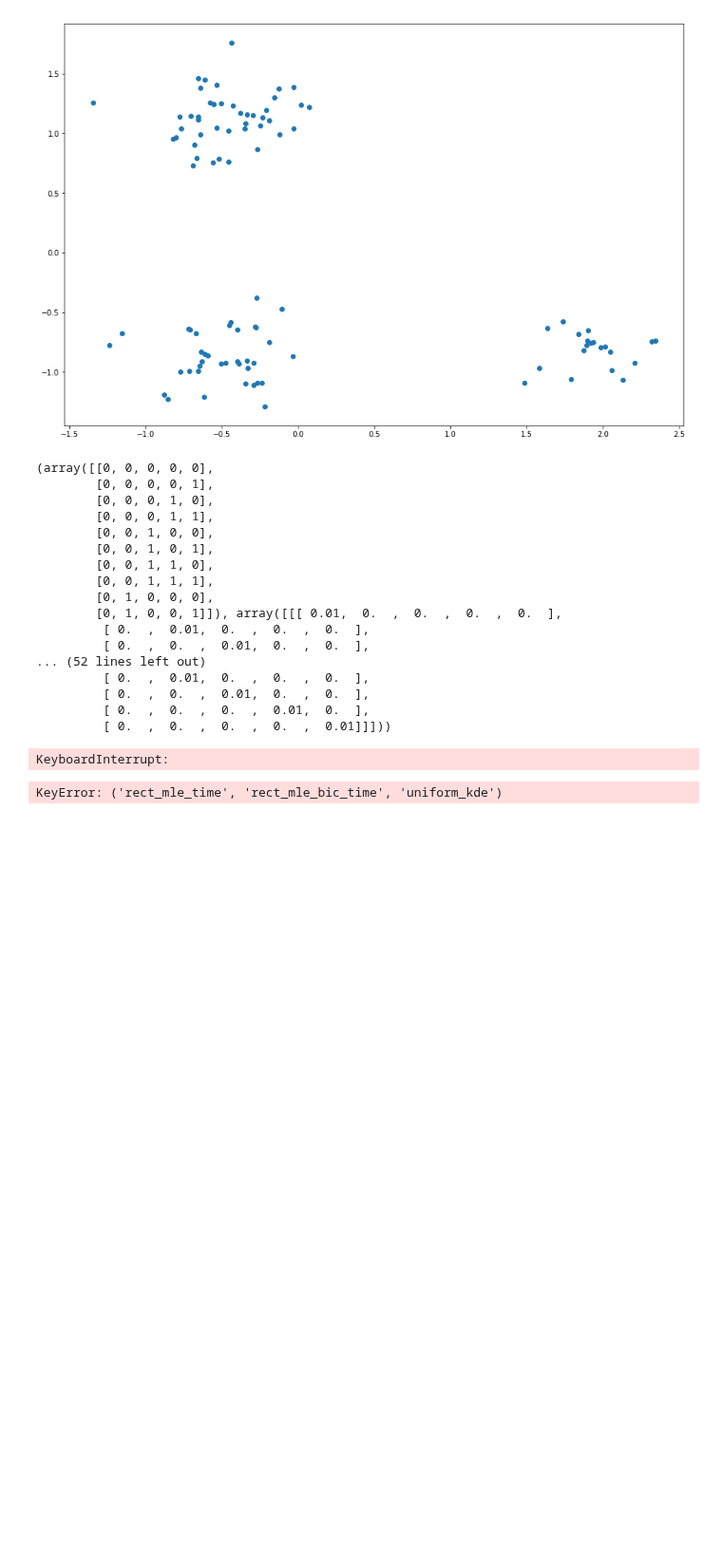
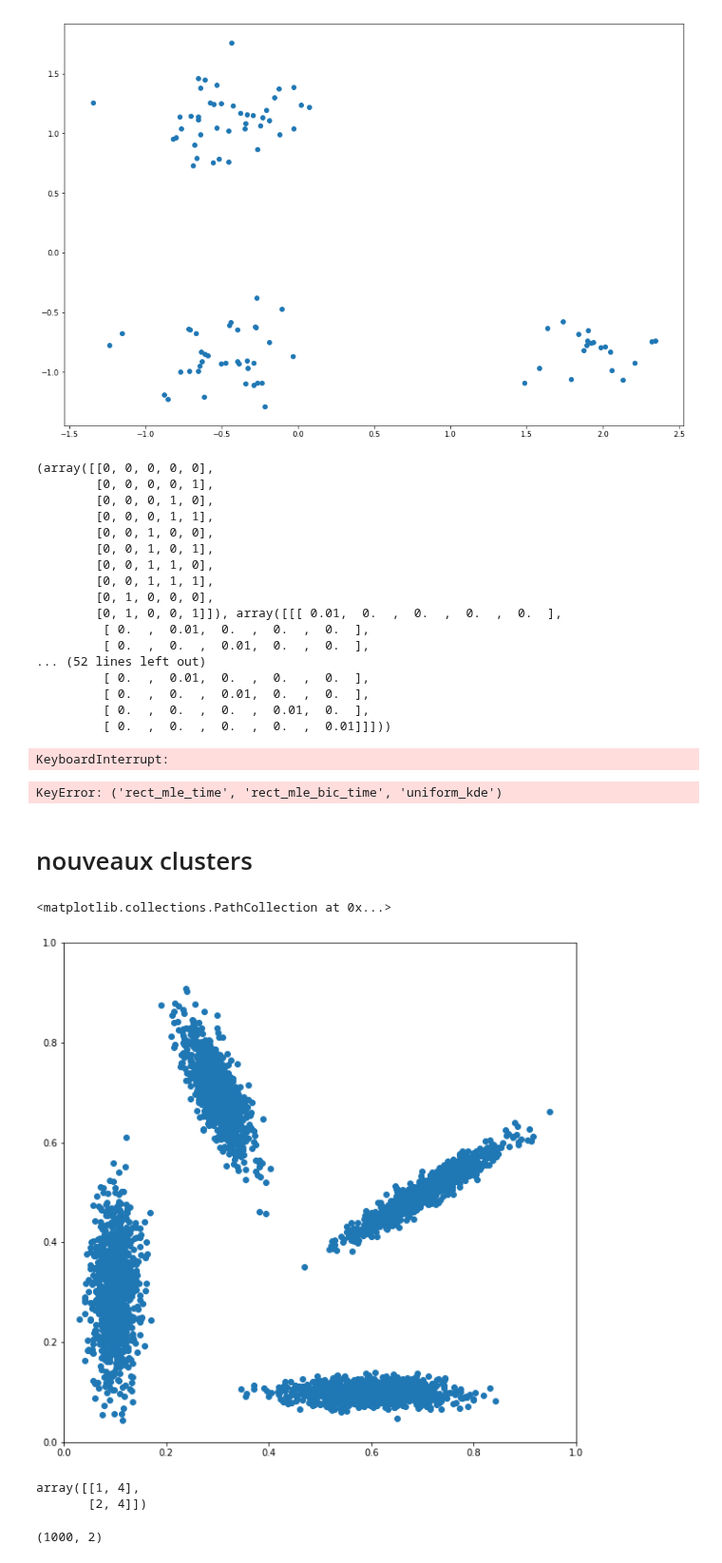
Before and after one commit to mehdisebbar/kl-aggregation, a Jupyter notebook: weight_vector_simulations_paper/weight_vector_estim_code/clustering.ipynb, the cells around one changed output. Shown at 95% size. Saved outputs shown, nothing was run; the diff lists cells and outputs as text; code cells hidden in the pictures; blank space fills up the shorter version.

Commit message:
modifs de la generation du dataset pour clustering

```diff
--- a/weight_vector_simulations_paper/weight_vector_estim_code/clustering.ipynb
+++ b/weight_vector_simulations_paper/weight_vector_estim_code/clustering.ipynb
@@ -530,3 +531,5 @@ a['rect_mle_time',
  'uniform_kde']
 # %% [output]
 KeyError: ('rect_mle_time', 'rect_mle_bic_time', 'uniform_kde')
+# %% [markdown]
+# nouveaux clusters
@@ -532,0 +544,38 @@ KeyError: ('rect_mle_time', 'rect_mle_bic_time', 'uniform_kde')
+# %%
+N=1000
+means = [[0.1, 0.3], [0.3,0.7], [0.6, 0.1], [0.7,0.5]]
+cov = 1e-3*np.array([
+        np.array([[0.5, 0],
+                [0, 8]]),
+        np.array([[1, -1.5],
+                [-1.5, 4]]),
+        np.array([[6, 0],
+                [0, 0.2]]),
+        np.array([[5, 3],
+                [3, 2]])
+      ])
+params = zip(means, cov)
+X = np.zeros([4*N,2])
+X[:N,:]=multivariate_normal(params[0][0], params[0][1]).rvs(N)
+i=1
+for m, c in params[1:]:
+    X[i*N:(i+1)*N,:] = multivariate_normal(m, c).rvs(N)
+    i+=1
+# %%
+plt.figure(figsize=[10,10])
+plt.xlim([0,1])
+plt.ylim([0,1])
+
+plt.scatter(X[:,0], X[:,1])
+# %% [output]
+<matplotlib.collections.PathCollection at 0x...>
+[figure, added]
+# %%
+np.vstack([np.array([1,4]),np.array([2,4])])
+# %% [output]
+array([[1, 4],
+       [2, 4]])
+# %%
+X.shape
+# %% [output]
+(1000, 2)
```
Also changed, not shown: parts of 19 cells of this notebook, 1 other file.
